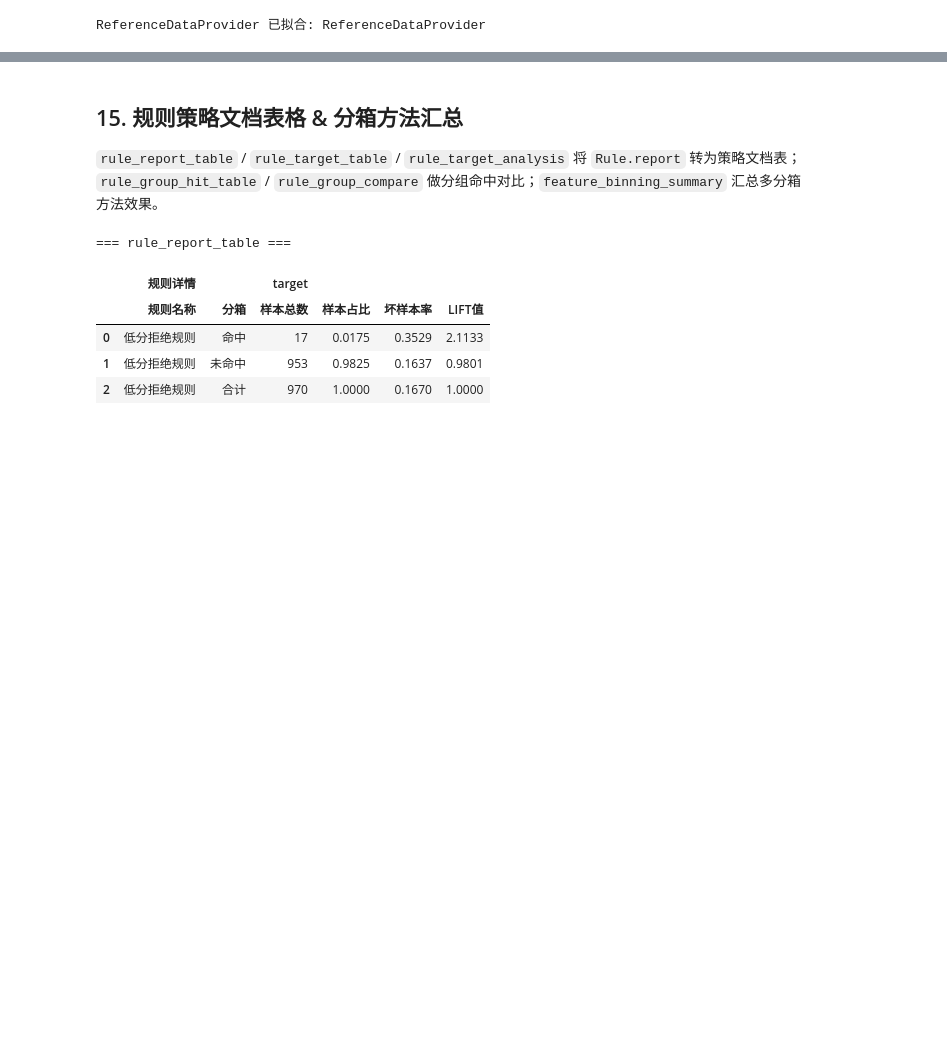
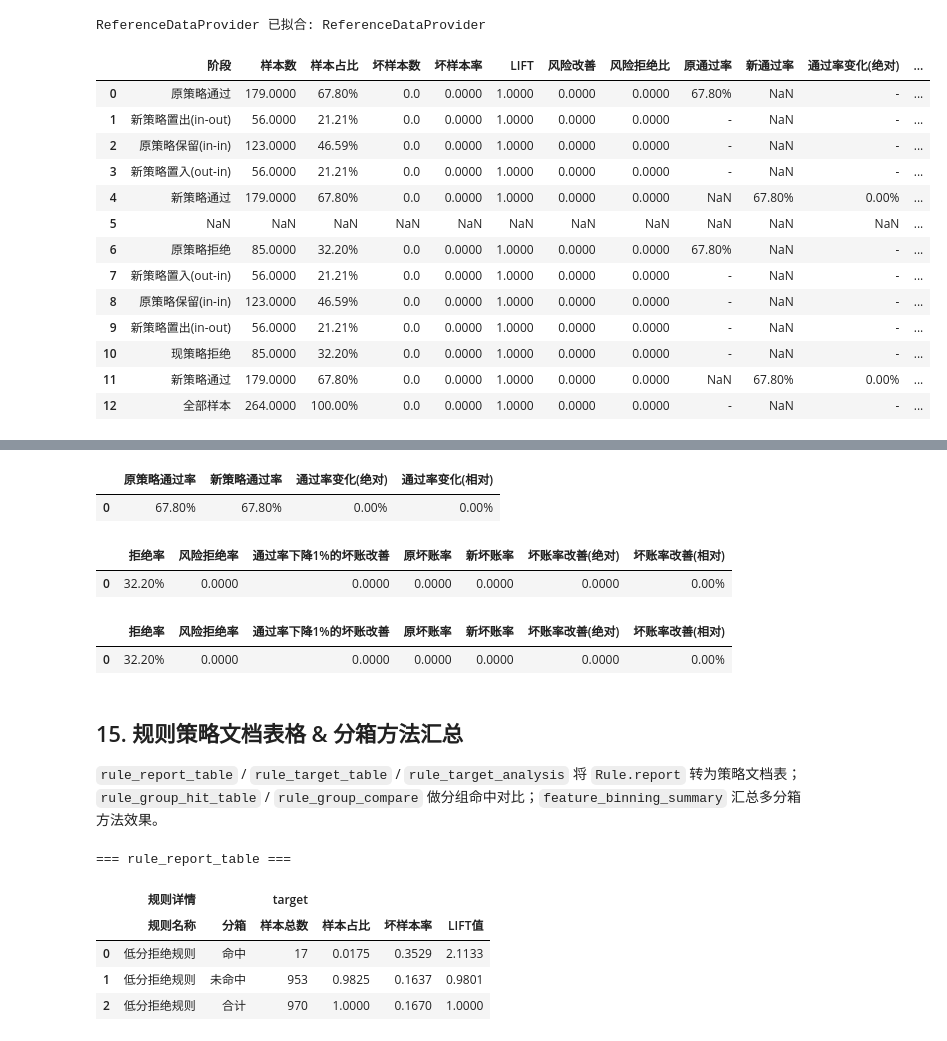
Before and after one commit to hengshu-credit/hscredit, a Jupyter notebook: examples/11_report.ipynb, the cells around one changed output, grey strips where cells are left out. Saved outputs shown, nothing was run; the diff lists cells and outputs as text; code cells hidden in the pictures; blank space fills up the shorter version.

```diff
--- a/examples/11_report.ipynb
+++ b/examples/11_report.ipynb
@@ -1266,3 +1336,24 @@ ref_provider.fit(df_swap2)
 print('ReferenceDataProvider 已拟合:', type(ref_provider).__name__)
 # %% [output]
 ReferenceDataProvider 已拟合: ReferenceDataProvider
+# %%
+# Access SwapAnalysisResult reports as properties.
+display(swap_res.summary_report_count)
+display(swap_res.summary_report_amount)
+display(swap_res.pass_rate_report)
+display(swap_res.risk_rejection_report)
+# %% [output]
+|  | 阶段 | 样本数 | 样本占比 | 坏样本数 | 坏样本率 | LIFT | 风险改善 | 风险拒绝比 | 原通过率 | 新通过率 | 通过率变化(绝对) | ... |
+| 0 | 原策略通过 | 179.0000 | 67.80% | 0.0 | 0.0000 | 1.0000 | 0.0000 | 0.0000 | 67.80% | NaN | - | ... |
+| 1 | 新策略置出(in-out) | 56.0000 | 21.21% | 0.0 | 0.0000 | 1.0000 | 0.0000 | 0.0000 | - | NaN | - | ... |
+| 2 | 原策略保留(in-in) | 123.0000 | 46.59% | 0.0 | 0.0000 | 1.0000 | 0.0000 | 0.0000 | - | NaN | - | ... |
+| 3 | 新策略置入(out-in) | 56.0000 | 21.21% | 0.0 | 0.0000 | 1.0000 | 0.0000 | 0.0000 | - | NaN | - | ... |
+| 4 | 新策略通过 | 179.0000 | 67.80% | 0.0 | 0.0000 | 1.0000 | 0.0000 | 0.0000 | NaN | 67.80% | 0.00% | ... |
+| 5 | NaN | NaN | NaN | NaN | NaN | NaN | NaN | NaN | NaN | NaN | NaN | ... |
+| 6 | 原策略拒绝 | 85.0000 | 32.20% | 0.0 | 0.0000 | 1.0000 | 0.0000 | 0.0000 | 67.80% | NaN | - | ... |
+| 7 | 新策略置入(out-in) | 56.0000 | 21.21% | 0.0 | 0.0000 | 1.0000 | 0.0000 | 0.0000 | - | NaN | - | ... |
+| 8 | 原策略保留(in-in) | 123.0000 | 46.59% | 0.0 | 0.0000 | 1.0000 | 0.0000 | 0.0000 | - | NaN | - | ... |
+| 9 | 新策略置出(in-out) | 56.0000 | 21.21% | 0.0 | 0.0000 | 1.0000 | 0.0000 | 0.0000 | - | NaN | - | ... |
+| 10 | 现策略拒绝 | 85.0000 | 32.20% | 0.0 | 0.0000 | 1.0000 | 0.0000 | 0.0000 | - | NaN | - | ... |
+| 11 | 新策略通过 | 179.0000 | 67.80% | 0.0 | 0.0000 | 1.0000 | 0.0000 | 0.0000 | NaN | 67.80% | 0.00% | ... |
+| 12 | 全部样本 | 264.0000 | 100.00% | 0.0 | 0.0000 | 1.0000 | 0.0000 | 0.0000 | - | NaN | - | ... |
@@ -1269,3 +1374,12 @@ ReferenceDataProvider 已拟合: ReferenceDataProvider
+|  | 原策略通过率 | 新策略通过率 | 通过率变化(绝对) | 通过率变化(相对) |
+| 0 | 67.80% | 67.80% | 0.00% | 0.00% |
+|  | 拒绝率 | 风险拒绝率 | 通过率下降1%的坏账改善 | 原坏账率 | 新坏账率 | 坏账率改善(绝对) | 坏账率改善(相对) |
+| 0 | 32.20% | 0.0000 | 0.0000 | 0.0000 | 0.0000 | 0.0000 | 0.00% |
+# %%
+swap_res.risk_rejection_report
+# %% [output]
+|  | 拒绝率 | 风险拒绝率 | 通过率下降1%的坏账改善 | 原坏账率 | 新坏账率 | 坏账率改善(绝对) | 坏账率改善(相对) |
+| 0 | 32.20% | 0.0000 | 0.0000 | 0.0000 | 0.0000 | 0.0000 | 0.00% |
 # %% [markdown]
 ## 15. 规则策略文档表格 & 分箱方法汇总
 
```
Also changed, not shown: parts of 11 cells of this notebook, 2 other files.
